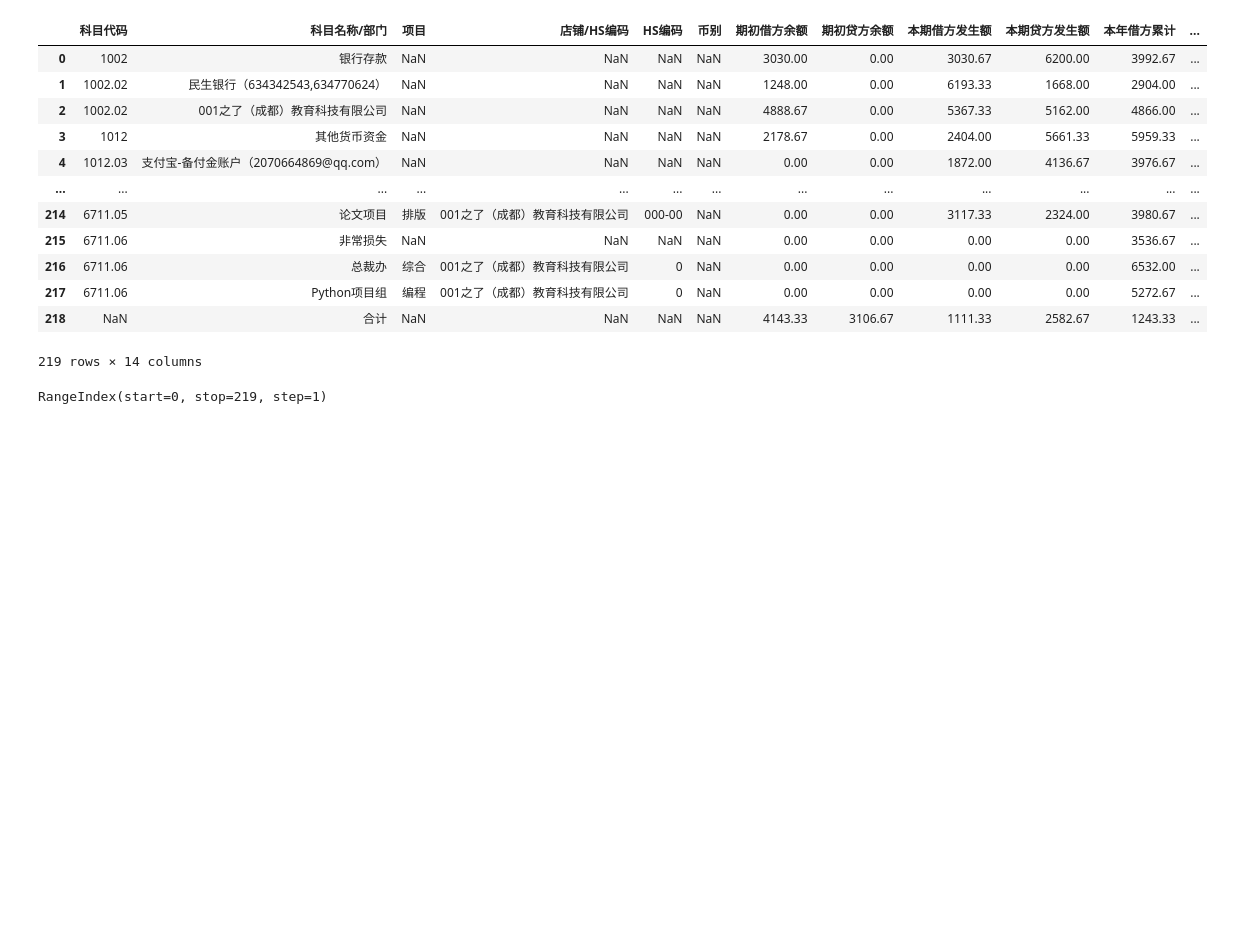
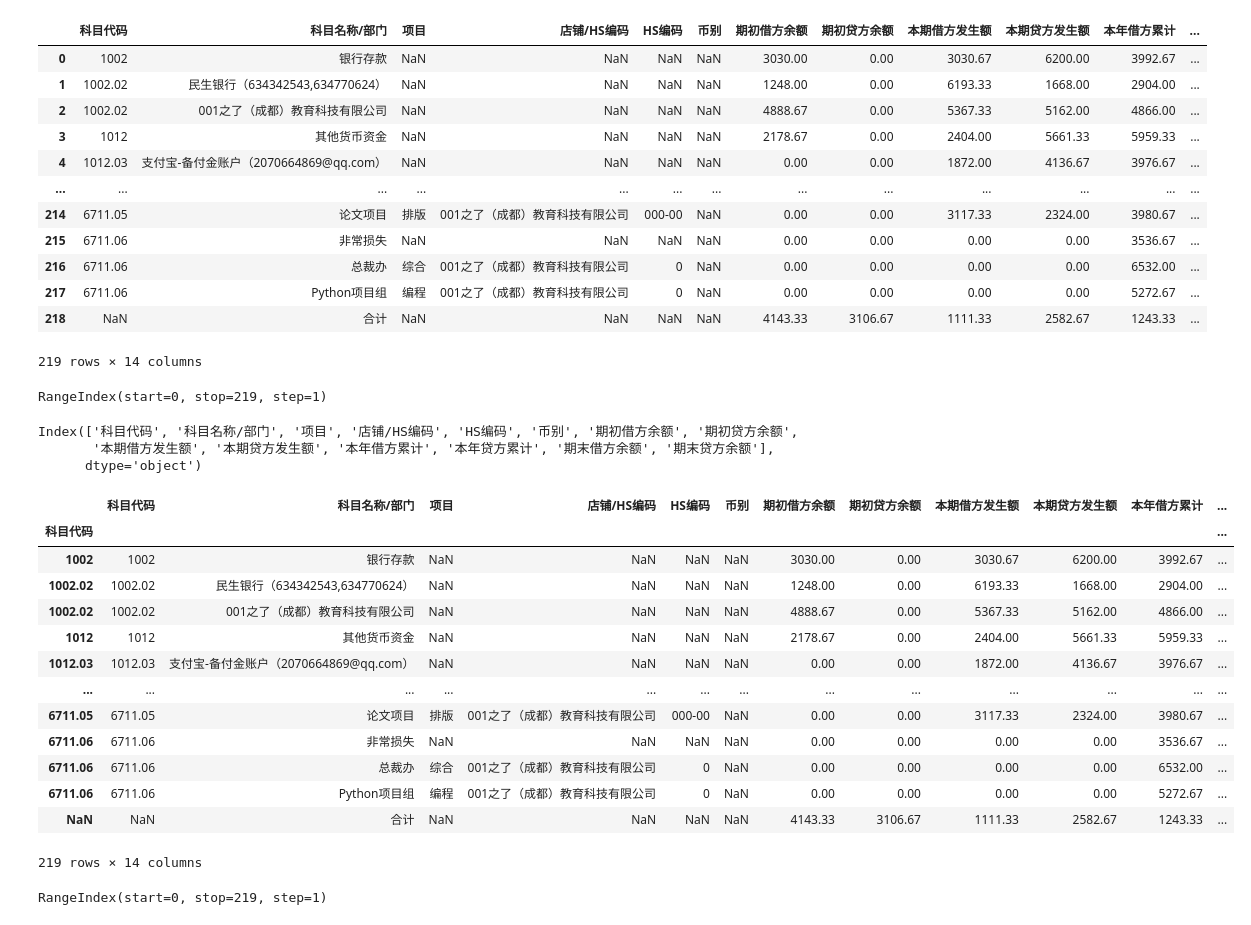
Before and after one commit to MIke199503/FinanceTool, a Jupyter notebook: test.ipynb, the cells around one changed output. Drawn from its saved outputs; the diff is of its cells as text; code cells hidden in the pictures; blank space fills up the shorter version.

```diff
--- a/test.ipynb
+++ b/test.ipynb
@@ -1,6 +1,6 @@
 # %%
 import pandas as pd
-a = pd.read_excel("/Users/MikeImac/Desktop/FinaceTool/经营检测表（费用明细表）数据底稿.xlsx",sheet_name="之了成都教育2206")
+a = pd.read_excel("/Users/zhutaohe/Desktop/FInanceTool/经营检测表（费用明细表）数据底稿.xlsx",sheet_name="之了成都教育2206")
 # %%
 a
 # %% [output]
@@ -17,6 +17,33 @@ a
 | 217 | 6711.06 | Python项目组 | 编程 | 001之了（成都）教育科技有限公司 | 0 | NaN | 0.00 | 0.00 | 0.00 | 0.00 | 5272.67 | ... |
 | 218 | NaN | 合计 | NaN | NaN | NaN | NaN | 4143.33 | 3106.67 | 1111.33 | 2582.67 | 1243.33 | ... |
 219 rows × 14 columns
+# %%
+print(a.index)
+# %% [output]
+RangeIndex(start=0, stop=219, step=1)
+# %%
+a.columns
+# %% [output]
+Index(['科目代码', '科目名称/部门', '项目', '店铺/HS编码', 'HS编码', '币别', '期初借方余额', '期初贷方余额',
+       '本期借方发生额', '本期贷方发生额', '本年借方累计', '本年贷方累计', '期末借方余额', '期末贷方余额'],
+      dtype='object')
+# %%
+a.set_index(a["科目代码"])
+# %% [output]
+|  | 科目代码 | 科目名称/部门 | 项目 | 店铺/HS编码 | HS编码 | 币别 | 期初借方余额 | 期初贷方余额 | 本期借方发生额 | 本期贷方发生额 | 本年借方累计 | ... |
+| 科目代码 |  |  |  |  |  |  |  |  |  |  |  | ... |
+| 1002 | 1002 | 银行存款 | NaN | NaN | NaN | NaN | 3030.00 | 0.00 | 3030.67 | 6200.00 | 3992.67 | ... |
+| 1002.02 | 1002.02 | 民生银行（634342543,634770624） | NaN | NaN | NaN | NaN | 1248.00 | 0.00 | 6193.33 | 1668.00 | 2904.00 | ... |
+| 1002.02 | 1002.02 | 001之了（成都）教育科技有限公司 | NaN | NaN | NaN | NaN | 4888.67 | 0.00 | 5367.33 | 5162.00 | 4866.00 | ... |
+| 1012 | 1012 | 其他货币资金 | NaN | NaN | NaN | NaN | 2178.67 | 0.00 | 2404.00 | 5661.33 | 5959.33 | ... |
+| 1012.03 | 1012.03 | 支付宝-备付金账户（2070664869@qq.com） | NaN | NaN | NaN | NaN | 0.00 | 0.00 | 1872.00 | 4136.67 | 3976.67 | ... |
+| ... | ... | ... | ... | ... | ... | ... | ... | ... | ... | ... | ... | ... |
+| 6711.05 | 6711.05 | 论文项目 | 排版 | 001之了（成都）教育科技有限公司 | 000-00 | NaN | 0.00 | 0.00 | 3117.33 | 2324.00 | 3980.67 | ... |
+| 6711.06 | 6711.06 | 非常损失 | NaN | NaN | NaN | NaN | 0.00 | 0.00 | 0.00 | 0.00 | 3536.67 | ... |
+| 6711.06 | 6711.06 | 总裁办 | 综合 | 001之了（成都）教育科技有限公司 | 0 | NaN | 0.00 | 0.00 | 0.00 | 0.00 | 6532.00 | ... |
+| 6711.06 | 6711.06 | Python项目组 | 编程 | 001之了（成都）教育科技有限公司 | 0 | NaN | 0.00 | 0.00 | 0.00 | 0.00 | 5272.67 | ... |
+| NaN | NaN | 合计 | NaN | NaN | NaN | NaN | 4143.33 | 3106.67 | 1111.33 | 2582.67 | 1243.33 | ... |
+219 rows × 14 columns
 # %%
 a.index
 # %% [output]
```
Also changed, not shown: parts of 17 cells of this notebook, 4 other files.
